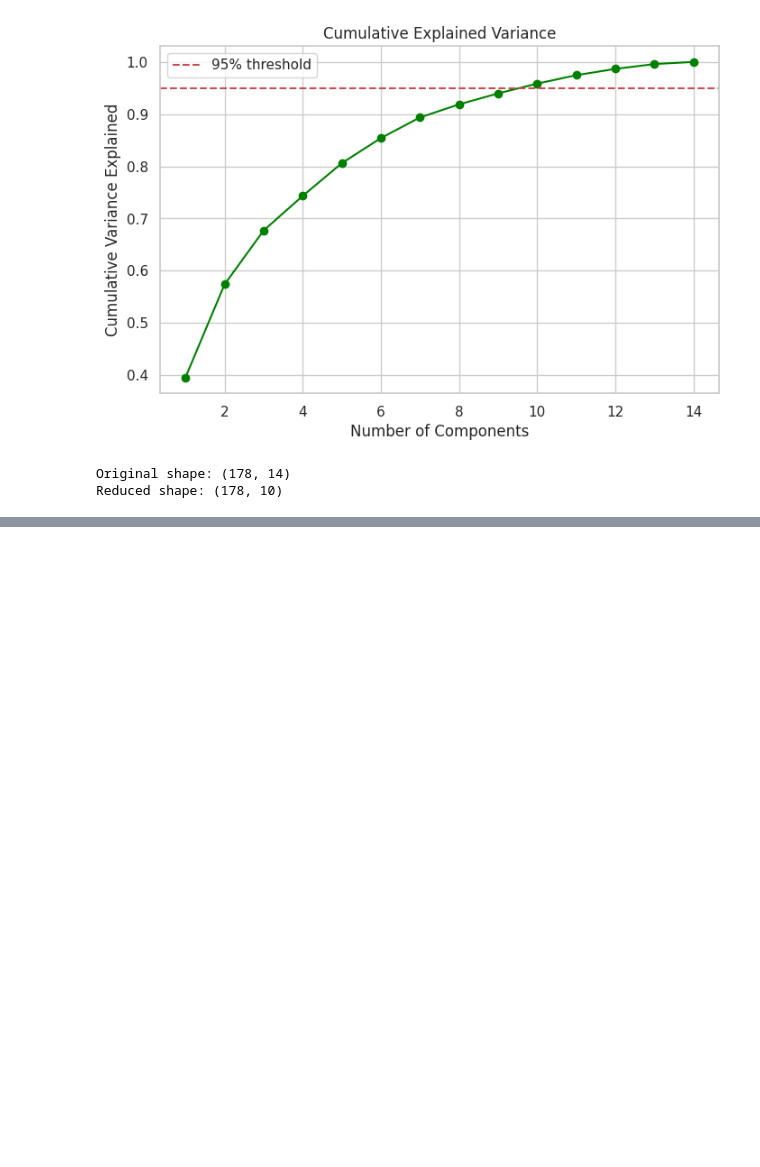
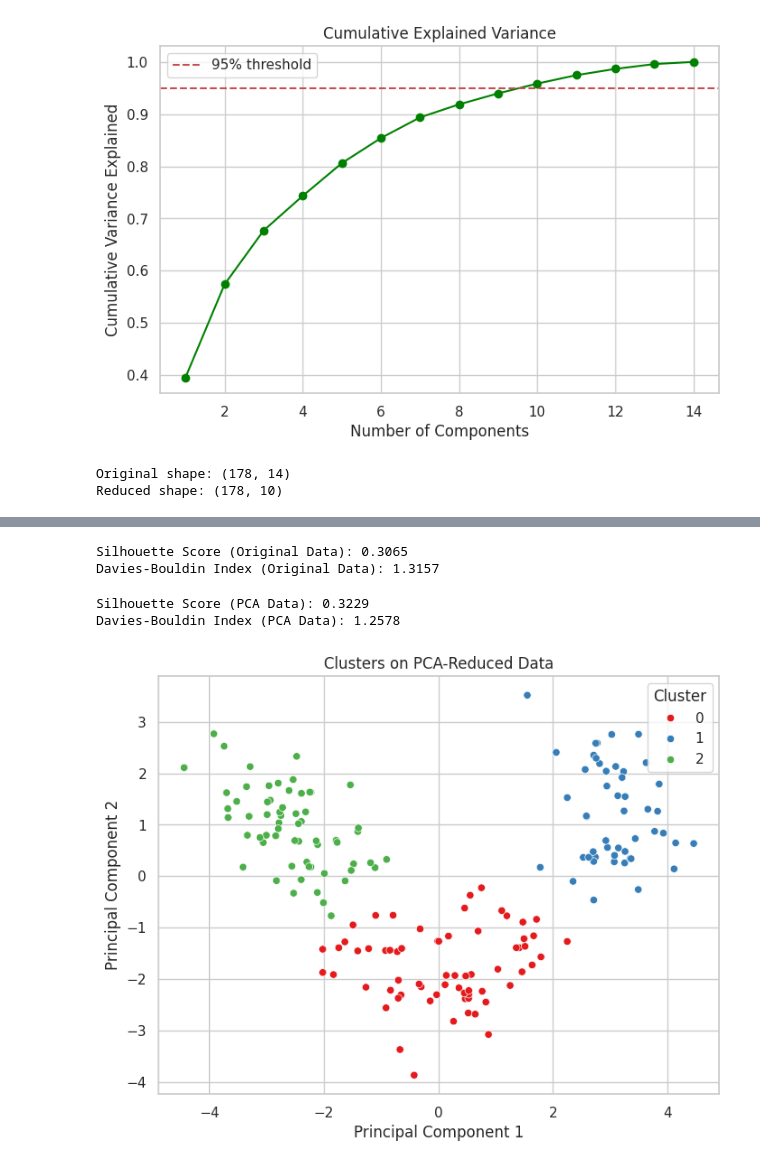
Before and after one commit to Ranjith-A13/Python, a Jupyter notebook: PCA.ipynb, the cells around one changed output, grey strips where cells are left out. Saved outputs shown, nothing was run; the diff lists cells and outputs as text; code cells hidden in the pictures; blank space fills up the shorter version.

```diff
--- a/PCA.ipynb
+++ b/PCA.ipynb
@@ -140,0 +190,58 @@ Reduced shape: (178, 10)
+# %%
+
+# Apply KMeans
+kmeans_orig = KMeans(n_clusters=3, random_state=42)
+labels_orig = kmeans_orig.fit_predict(X_scaled)
+
+# Add cluster labels to original DataFrame (optional)
+df['Cluster_Original'] = labels_orig
+
+
+from sklearn.metrics import davies_bouldin_score
+
+silhouette_orig = silhouette_score(X_scaled, labels_orig)
+db_index_orig = davies_bouldin_score(X_scaled, labels_orig)
+
+print(f"Silhouette Score (Original Data): {silhouette_orig:.4f}")
+print(f"Davies-Bouldin Index (Original Data): {db_index_orig:.4f}")
+# %% [output]
+Silhouette Score (Original Data): 0.3065
+Davies-Bouldin Index (Original Data): 1.3157
+# %%
+X_pca_final = pca_final.fit_transform(X_scaled)
+
+from sklearn.cluster import KMeans
+from sklearn.metrics import silhouette_score, davies_bouldin_score
+
+
+kmeans_pca = KMeans(n_clusters=3, random_state=42)
+labels_pca = kmeans_pca.fit_predict(X_pca_final)
+
+
+df['Cluster_PCA'] = labels_pca
+
+silhouette = silhouette_score(X_pca_final, labels_pca)
+db_index = davies_bouldin_score(X_pca_final, labels_pca)
+
+print(f"Silhouette Score (PCA Data): {silhouette:.4f}")
+print(f"Davies-Bouldin Index (PCA Data): {db_index:.4f}")
+
+
+pca_2d = PCA(n_components=2)
+X_2d = pca_2d.fit_transform(X_scaled)
+
+
+import seaborn as sns
+import matplotlib.pyplot as plt
+
+plt.figure(figsize=(8, 6))
+sns.scatterplot(x=X_2d[:, 0], y=X_2d[:, 1], hue=labels_pca, palette='Set1')
+plt.title("Clusters on PCA-Reduced Data")
+plt.xlabel("Principal Component 1")
+plt.ylabel("Principal Component 2")
+plt.legend(title="Cluster")
+plt.show()
+# %% [output]
+Silhouette Score (PCA Data): 0.3229
+Davies-Bouldin Index (PCA Data): 1.2578
+[figure, added]
```
Also changed, not shown: parts of 5 cells of this notebook.
